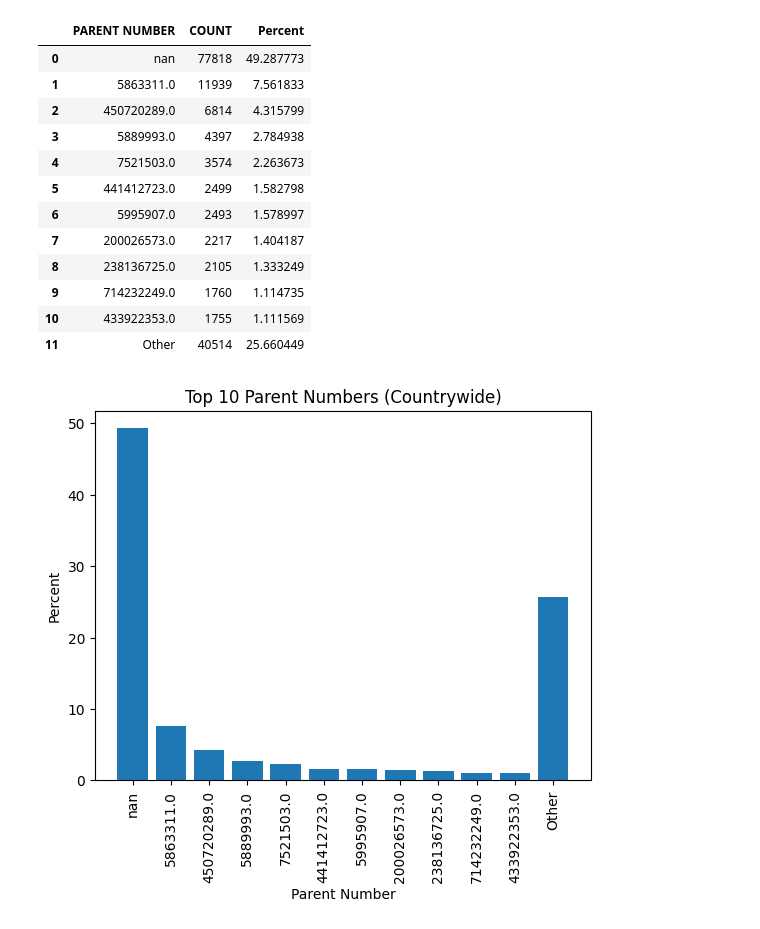
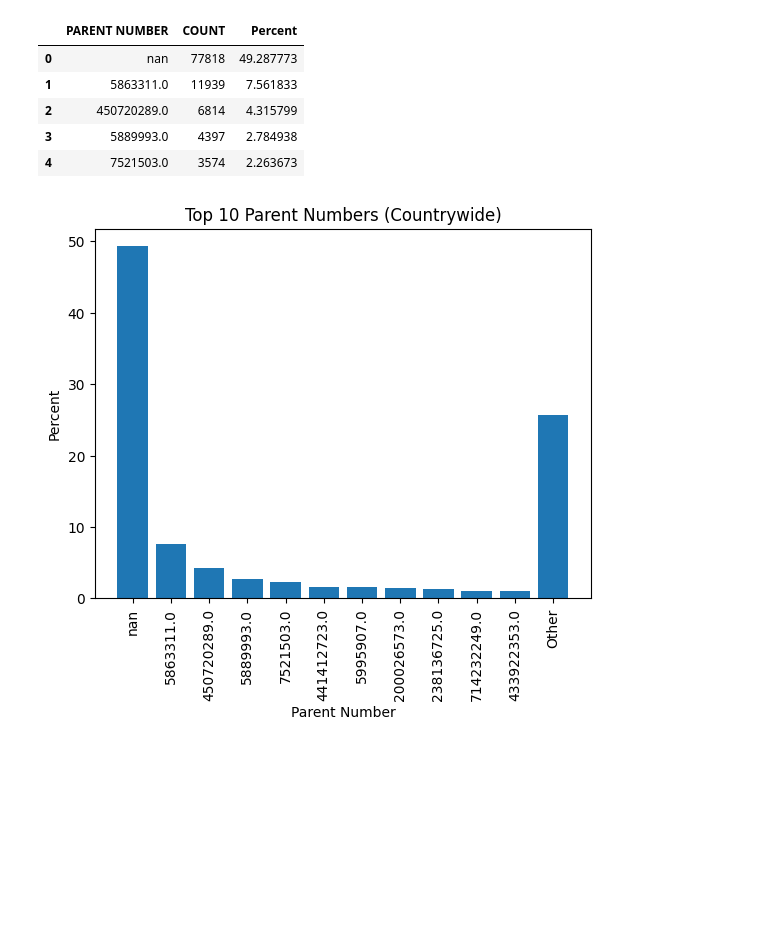
Before and after one commit to uchicago-dsi/rafi-grocery, a Jupyter notebook: notebooks/Sebastian-EDA-22.ipynb, the cells around one changed output. Cells and saved outputs as stored; diff of their text form; code cells hidden in the pictures; blank space fills up the shorter version.

```diff
--- a/notebooks/Sebastian-EDA-22.ipynb
+++ b/notebooks/Sebastian-EDA-22.ipynb
@@ -24,36 +25,29 @@ grocery_sic.head()
 # %%
 grocery_t10_22 = grocery_sic.groupby('PARENT NUMBER', dropna=False).size().reset_index(name='COUNT')
 grocery_t10_22.sort_values('COUNT', ascending=False, inplace=True)
 grocery_t10_22.reset_index(drop=True,inplace=True)
 
 # Create other row
 other_row = grocery_t10_22.iloc[11:]
 other_column = other_row['COUNT'].sum()
 
 # Remove other rows
 grocery_t10_22 = grocery_t10_22.iloc[:11]
 grocery_t10_22.loc[len(grocery_t10_22)] = ["Other", other_column]
 
 #grocery_t10_22.reset_index(drop=True, inplace=True)  # Reset index to start from 0
 
 grocery_t10_22['PARENT NUMBER'] = grocery_t10_22['PARENT NUMBER'].astype(str)
 grocery_t10_22['Percent'] = grocery_t10_22['COUNT'] / len(grocery_sic) * 100
 
-grocery_t10_22.head(20)
+grocery_t10_22.head()
 # %% [output]
 |  | PARENT NUMBER | COUNT | Percent |
 | 0 | nan | 77818 | 49.287773 |
 | 1 | 5863311.0 | 11939 | 7.561833 |
 | 2 | 450720289.0 | 6814 | 4.315799 |
 | 3 | 5889993.0 | 4397 | 2.784938 |
 | 4 | 7521503.0 | 3574 | 2.263673 |
-| 5 | 441412723.0 | 2499 | 1.582798 |
-| 6 | 5995907.0 | 2493 | 1.578997 |
-| 7 | 200026573.0 | 2217 | 1.404187 |
-| 8 | 238136725.0 | 2105 | 1.333249 |
-| 9 | 714232249.0 | 1760 | 1.114735 |
-| 10 | 433922353.0 | 1755 | 1.111569 |
-| 11 | Other | 40514 | 25.660449 |
 # %%
 #Top 10 Parent (Country)
 plt.bar(grocery_t10_22['PARENT NUMBER'], grocery_t10_22['Percent'])
```
Also changed, not shown: parts of 10 cells of this notebook.
